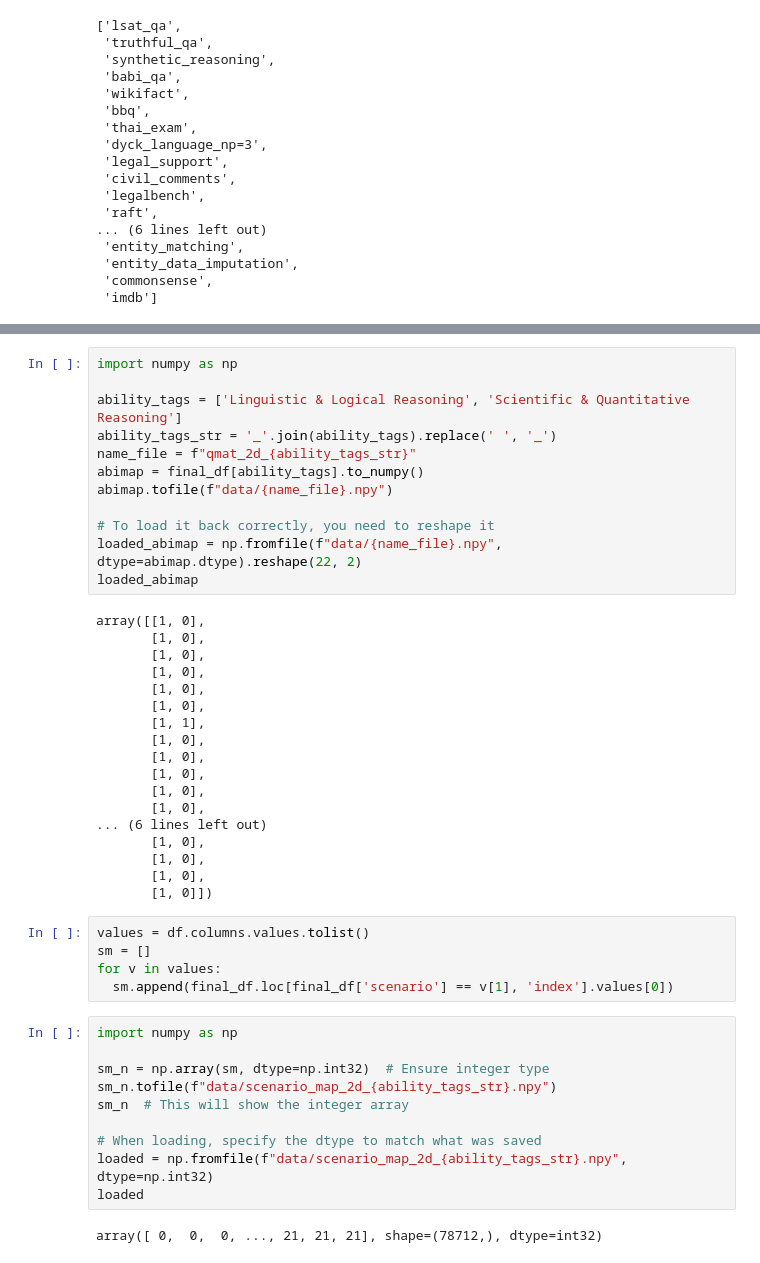
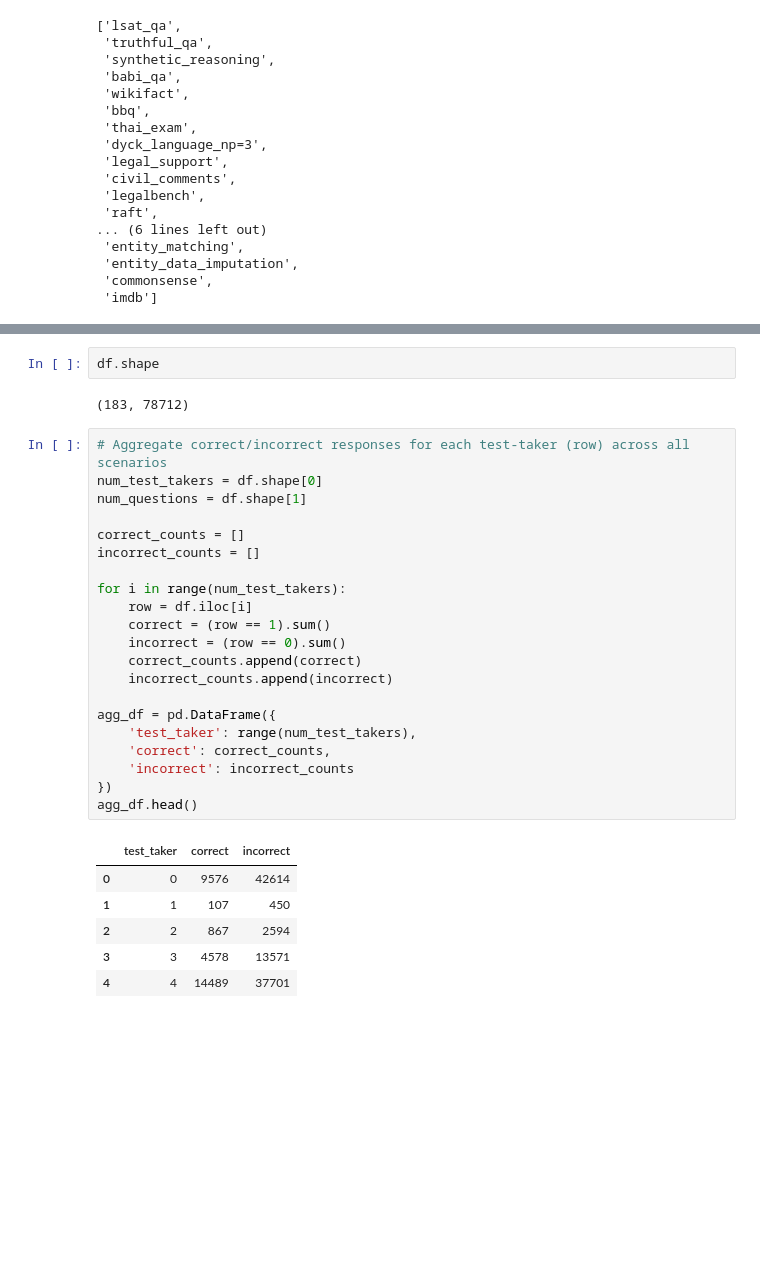
Before and after one commit to ronanhansel/reeval-multi, a Jupyter notebook: eda.ipynb, the cells around one changed output, grey strips where cells are left out. Saved outputs shown, nothing was run; the diff lists cells and outputs as text; blank space fills up the shorter version.

```diff
--- a/eda.ipynb
+++ b/eda.ipynb
@@ -180,47 +62,32 @@ final_df
-# %%
-import numpy as np
-
-ability_tags = ['Linguistic & Logical Reasoning', 'Scientific & Quantitative Reasoning']
-ability_tags_str = '_'.join(ability_tags).replace(' ', '_')
-name_file = f"qmat_2d_{ability_tags_str}"
-abimap = final_df[ability_tags].to_numpy()
-abimap.tofile(f"data/{name_file}.npy")
-
-# To load it back correctly, you need to reshape it
-loaded_abimap = np.fromfile(f"data/{name_file}.npy", dtype=abimap.dtype).reshape(22, 2)
-loaded_abimap
-# %% [output]
-array([[1, 0],
-       [1, 0],
-       [1, 0],
-       [1, 0],
-       [1, 0],
-       [1, 0],
-       [1, 1],
-       [1, 0],
-       [1, 0],
-       [1, 0],
-       [1, 0],
-       [1, 0],
-... (6 lines left out)
-       [1, 0],
-       [1, 0],
-       [1, 0],
-       [1, 0]])
-# %%
-values = df.columns.values.tolist()
-sm = []
-for v in values:
-  sm.append(final_df.loc[final_df['scenario'] == v[1], 'index'].values[0])
-# %%
-import numpy as np
-
-sm_n = np.array(sm, dtype=np.int32)  # Ensure integer type
-sm_n.tofile(f"data/scenario_map_2d_{ability_tags_str}.npy")
-sm_n  # This will show the integer array
-
-# When loading, specify the dtype to match what was saved
-loaded = np.fromfile(f"data/scenario_map_2d_{ability_tags_str}.npy", dtype=np.int32)
-loaded
-# %% [output]
-array([ 0,  0,  0, ..., 21, 21, 21], shape=(78712,), dtype=int32)
+# %%
+df.shape
+# %% [output]
+(183, 78712)
+# %%
+# Aggregate correct/incorrect responses for each test-taker (row) across all scenarios
+num_test_takers = df.shape[0]
+num_questions = df.shape[1]
+
+correct_counts = []
+incorrect_counts = []
+
+for i in range(num_test_takers):
+    row = df.iloc[i]
+    correct = (row == 1).sum()
+    incorrect = (row == 0).sum()
+    correct_counts.append(correct)
+    incorrect_counts.append(incorrect)
+
+agg_df = pd.DataFrame({
+    'test_taker': range(num_test_takers),
+    'correct': correct_counts,
+    'incorrect': incorrect_counts
+})
+agg_df.head()
+# %% [output]
+|  | test_taker | correct | incorrect |
+| 0 | 0 | 9576 | 42614 |
+| 1 | 1 | 107 | 450 |
+| 2 | 2 | 867 | 2594 |
+| 3 | 3 | 4578 | 13571 |
+| 4 | 4 | 14489 | 37701 |
```
Also changed, not shown: parts of 15 cells of this notebook, 1 other file.
